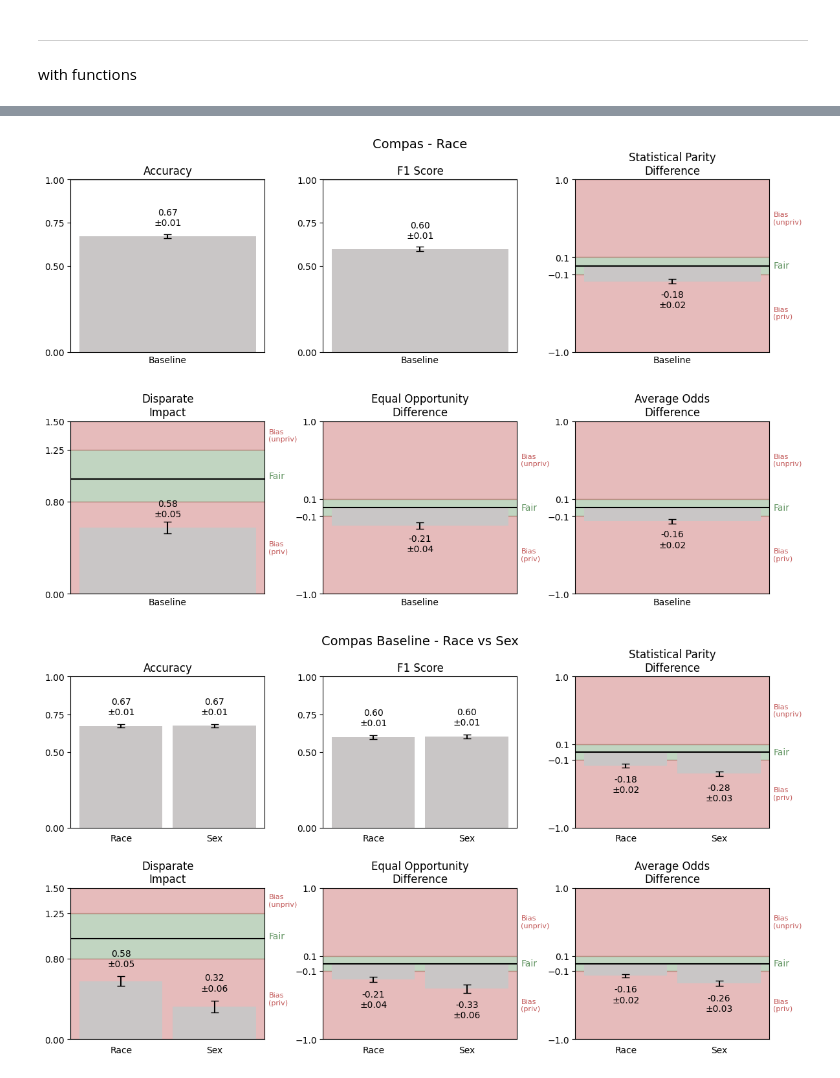
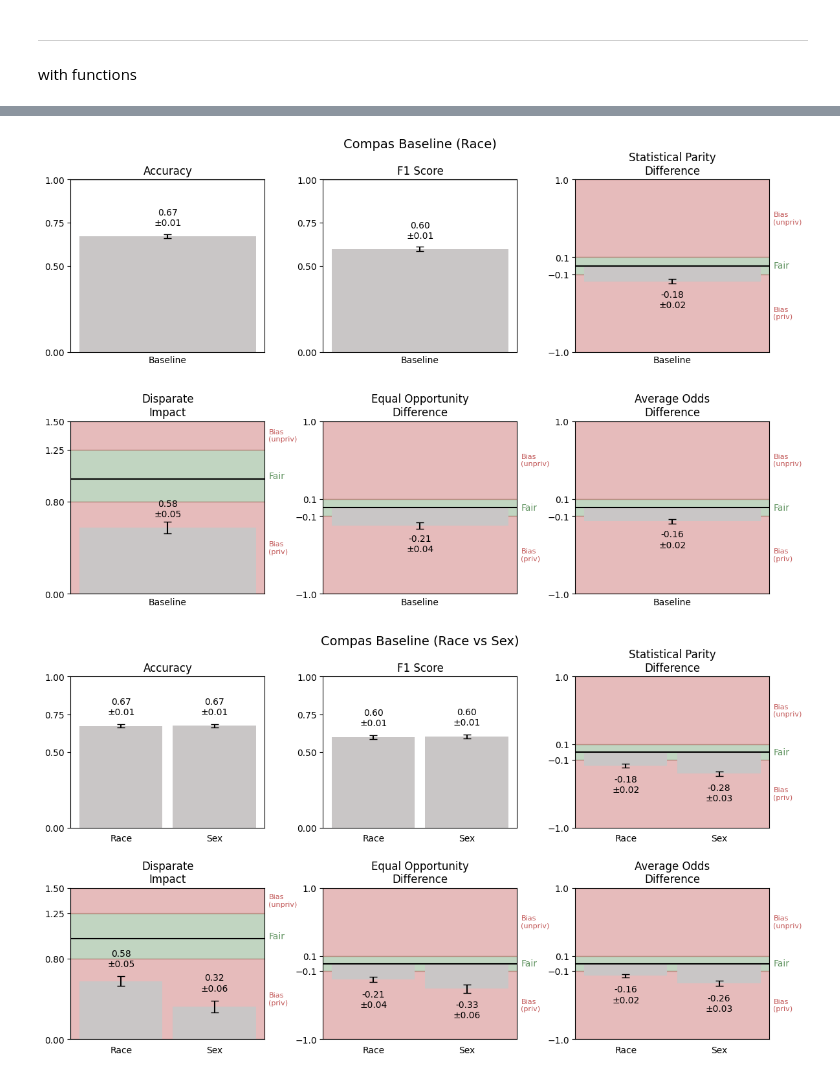
Before and after one commit to jeaend/bias-mitigation-aif360, a Jupyter notebook: notebooks/COMPAS/02_baseline.ipynb, the cells around one changed output, grey strips where cells are left out. Saved outputs shown, nothing was run; the diff lists cells and outputs as text; code cells hidden in the pictures.

Commit message:
run baseline compas

```diff
--- a/notebooks/COMPAS/02_baseline.ipynb
+++ b/notebooks/COMPAS/02_baseline.ipynb
@@ -179,5 +183,5 @@ with functions
 # %%
-viz_metrics_2x3(compas_race_metrics_agg, title='Compas - Race')
+viz_metrics_2x3(compas_race_metrics_agg, title='Compas Baseline (Race)')
 # %% [output]
-[figure, old version]
+[figure, new version]
 # %%
```
Also changed, not shown: parts of 2 cells of this notebook.
